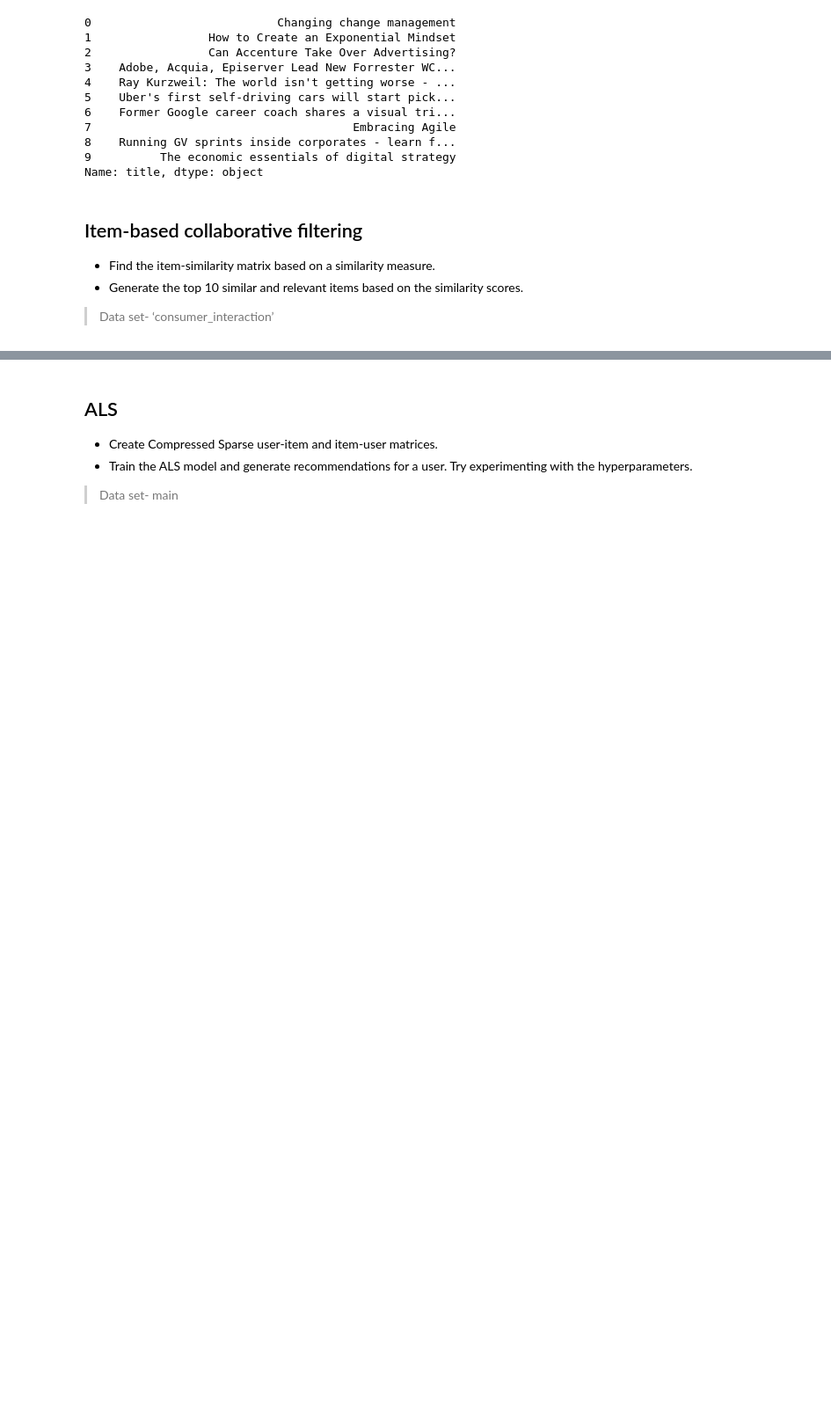
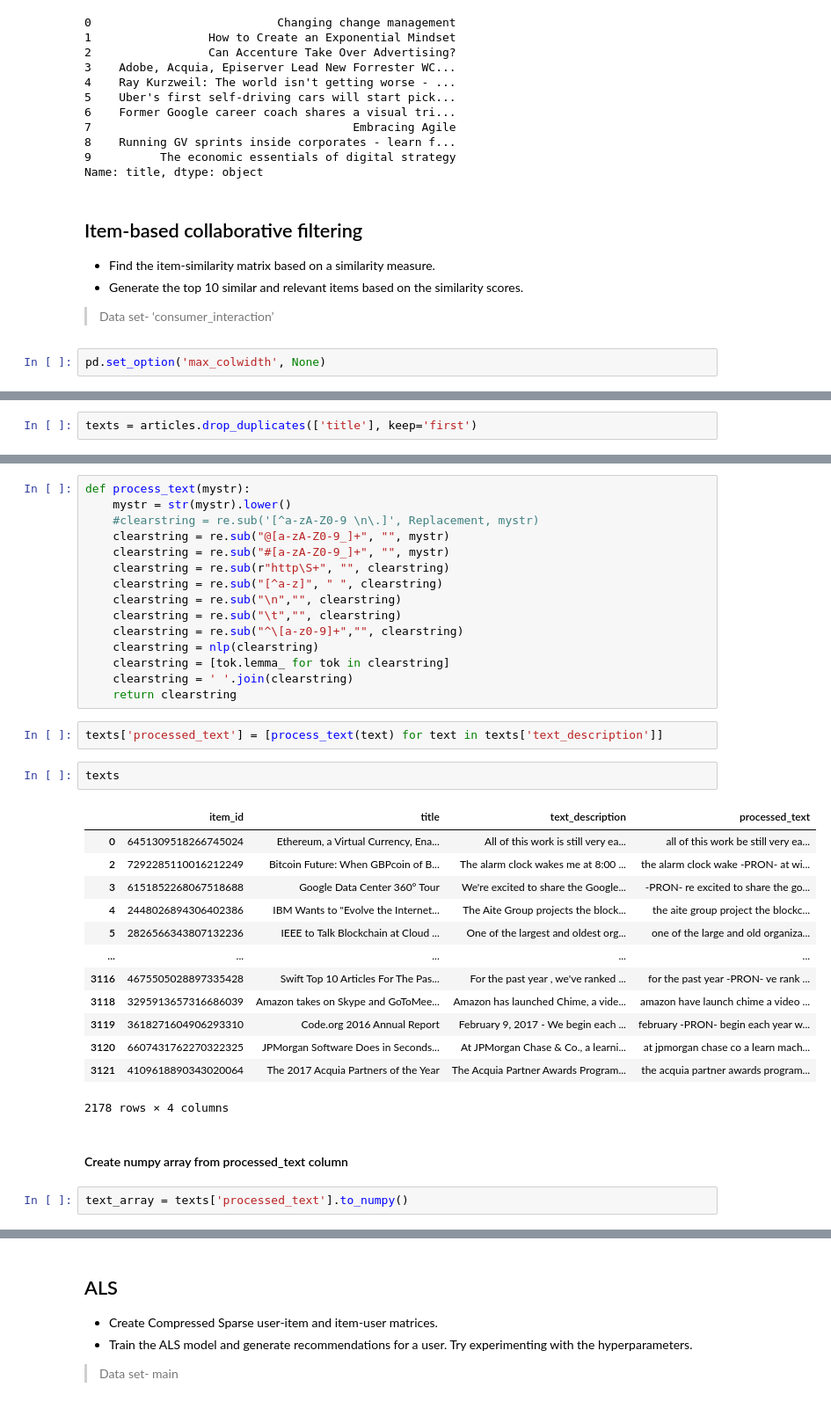
Before and after one commit to ishitamahindroo/NewsRecommendor, a Jupyter notebook: capstone0.ipynb, the cells around one changed output, grey strips where cells are left out. Shown at 88% size. Cells and saved outputs as stored; diff of their text form; blank space fills up the shorter version.

Commit message:
item_based predict

```diff
--- a/capstone0.ipynb
+++ b/capstone0.ipynb
@@ -1030,3 +1006,5 @@ Name: title, dtype: object
 * Find the item-similarity matrix based on a similarity measure.
 * Generate the top 10 similar and relevant items based on the similarity scores.
 > Data set- ‘consumer_interaction’
+# %%
+pd.set_option('max_colwidth', None)
@@ -1032,0 +1057,2 @@ Name: title, dtype: object
+# %%
+texts = articles.drop_duplicates(['title'], keep='first')
@@ -1032,0 +1066,37 @@ Name: title, dtype: object
+# %%
+def process_text(mystr):
+    mystr = str(mystr).lower()
+    #clearstring = re.sub('[^a-zA-Z0-9 \n\.]', Replacement, mystr)
+    clearstring = re.sub("@[a-zA-Z0-9_]+", "", mystr)
+    clearstring = re.sub("#[a-zA-Z0-9_]+", "", mystr)
+    clearstring = re.sub(r"http\S+", "", clearstring)
+    clearstring = re.sub("[^a-z]", " ", clearstring)
+    clearstring = re.sub("\n","", clearstring)
+    clearstring = re.sub("\t","", clearstring)
+    clearstring = re.sub("^\[a-z0-9]+","", clearstring)
+    clearstring = nlp(clearstring)
+    clearstring = [tok.lemma_ for tok in clearstring]
+    clearstring = ' '.join(clearstring)
+    return clearstring
+# %%
+texts['processed_text'] = [process_text(text) for text in texts['text_description']]
+# %%
+texts
+# %% [output]
+|  | item_id | title | text_description | processed_text |
+| 0 | 6451309518266745024 | Ethereum, a Virtual Currency, Ena... | All of this work is still very ea... | all of this work be still very ea... |
+| 2 | 7292285110016212249 | Bitcoin Future: When GBPcoin of B... | The alarm clock wakes me at 8:00 ... | the alarm clock wake -PRON- at wi... |
+| 3 | 6151852268067518688 | Google Data Center 360° Tour | We're excited to share the Google... | -PRON- re excited to share the go... |
+| 4 | 2448026894306402386 | IBM Wants to "Evolve the Internet... | The Aite Group projects the block... | the aite group project the blockc... |
+| 5 | 2826566343807132236 | IEEE to Talk Blockchain at Cloud ... | One of the largest and oldest org... | one of the large and old organiza... |
+| ... | ... | ... | ... | ... |
+| 3116 | 4675505028897335428 | Swift Top 10 Articles For The Pas... | For the past year , we've ranked ... | for the past year -PRON- ve rank ... |
+| 3118 | 3295913657316686039 | Amazon takes on Skype and GoToMee... | Amazon has launched Chime, a vide... | amazon have launch chime a video ... |
+| 3119 | 3618271604906293310 | Code.org 2016 Annual Report | February 9, 2017 - We begin each ... | february -PRON- begin each year w... |
+| 3120 | 6607431762270322325 | JPMorgan Software Does in Seconds... | At JPMorgan Chase & Co., a learni... | at jpmorgan chase co a learn mach... |
+| 3121 | 4109618890343020064 | The 2017 Acquia Partners of the Year | The Acquia Partner Awards Program... | the acquia partner awards program... |
+2178 rows × 4 columns
+# %% [markdown]
+#### Create numpy array from processed_text column
+# %%
+text_array = texts['processed_text'].to_numpy()
```
Also changed, not shown: parts of 100 cells of this notebook.
